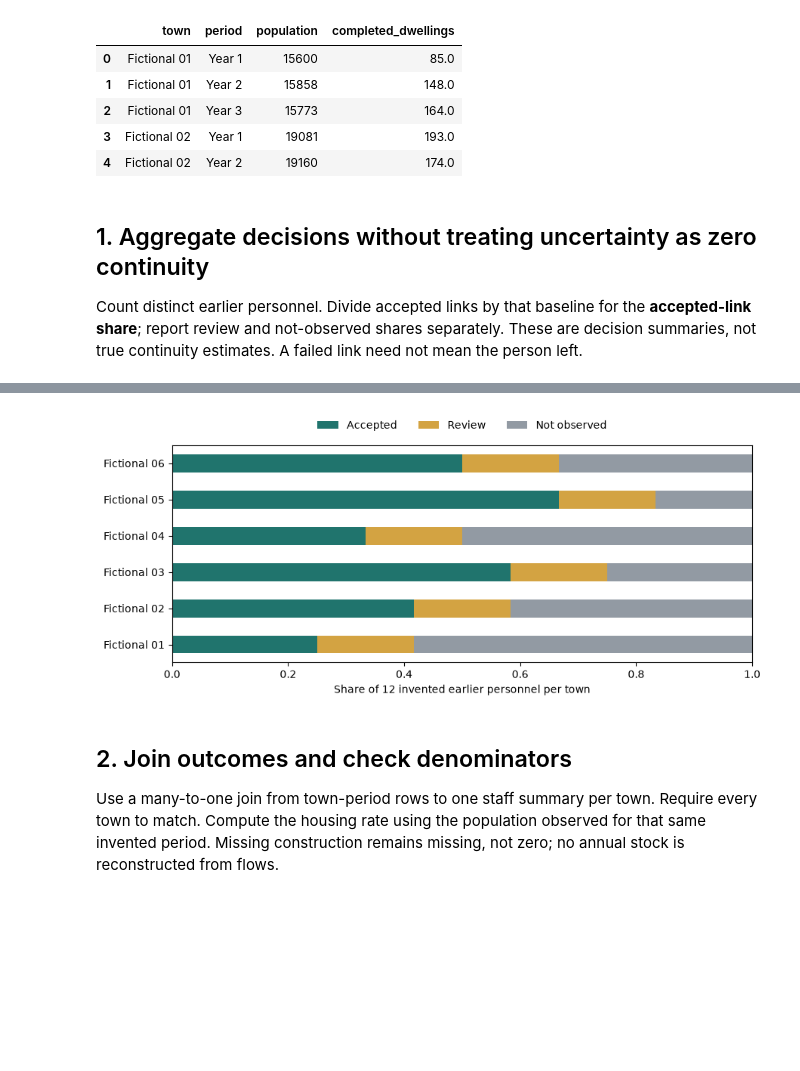
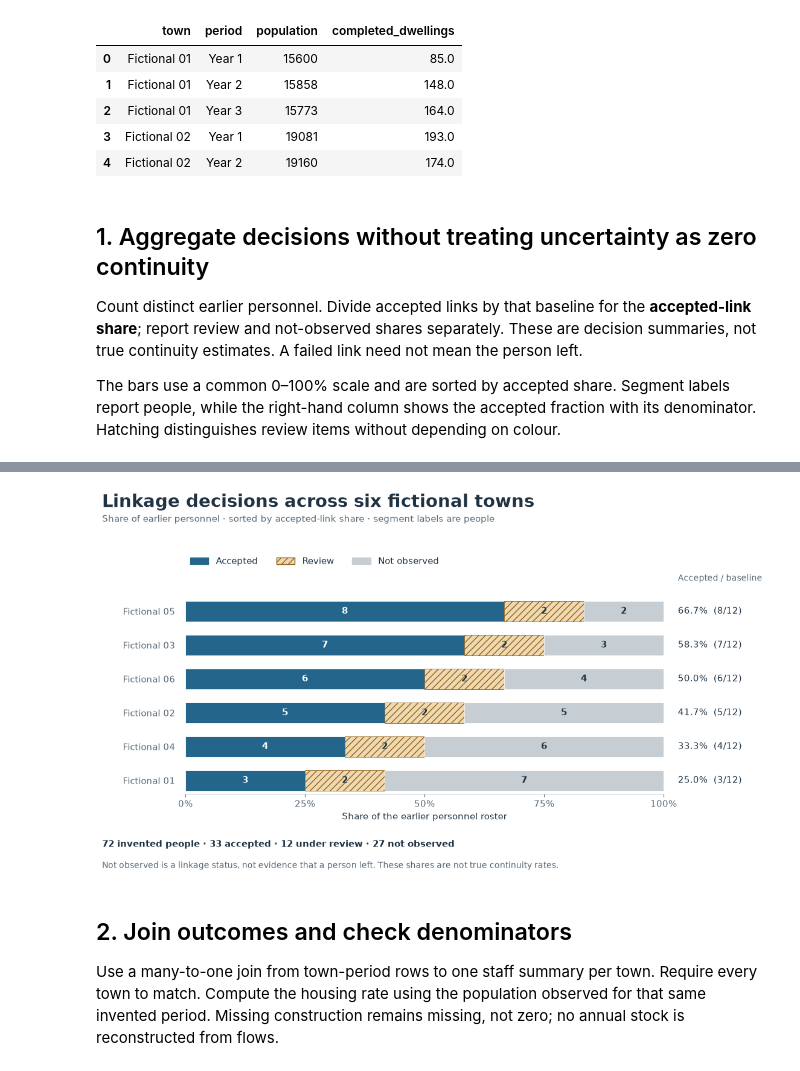
Before and after one commit to ikarurs/synthetic-record-linkage, a Jupyter notebook: outcomes.ipynb, the cells around one changed output, grey strips where cells are left out. Drawn from its saved outputs; the diff is of its cells as text; code cells hidden in the pictures; blank space fills up the shorter version.

Commit message:
Show fictional outcomes with comparable panels and linkage scenarios

```diff
--- a/outcomes.ipynb
+++ b/outcomes.ipynb
@@ -35,18 +37,18 @@ display(housing.head())
 ## 1. Aggregate decisions without treating uncertainty as zero continuity
 
 Count distinct earlier personnel. Divide accepted links by that baseline for the **accepted-link share**; report review and not-observed shares separately. These are decision summaries, not true continuity estimates. A failed link need not mean the person left.
+
+The bars use a common 0–100% scale and are sorted by accepted share. Segment labels report people, while the right-hand column shows the accepted fraction with its denominator. Hatching distinguishes review items without depending on colour.
 # %%
-summary=pd.crosstab(staff['town'],staff['decision']).reindex(columns=['accepted','review','not_observed'],fill_value=0)
-summary['baseline_people']=summary.sum(axis=1)
-for decision in ['accepted','review','not_observed']:
-    summary[decision+'_share']=summary[decision]/summary['baseline_people']
+summary = pd.crosstab(staff['town'], staff['decision']).reindex(
+    columns=['accepted', 'review', 'not_observed'], fill_value=0)
+summary['baseline_people'] = summary.sum(axis=1)
+for decision in ['accepted', 'review', 'not_observed']:
+    summary[decision+'_share'] = summary[decision]/summary['baseline_people']
 assert summary['baseline_people'].eq(12).all()
-assert (summary[['accepted_share','review_share','not_observed_share']].sum(axis=1)-1).abs().lt(1e-12).all()
-display(summary)
-ax=summary[['accepted_share','review_share','not_observed_share']].plot.barh(stacked=True,color=['#20746d','#d3a342','#929aa3'],figsize=(9,4))
-ax.set(xlabel='Share of 12 invented earlier personnel per town',ylabel='',xlim=(0,1))
-ax.legend(['Accepted','Review','Not observed'],loc='lower center',bbox_to_anchor=(.5,1.02),ncol=3,frameon=False)
-plt.tight_layout()
-plt.savefig(ROOT/'outputs/fictional_decisions.png',dpi=150)
-plt.show()
+assert (summary[['accepted_share', 'review_share', 'not_observed_share']].sum(axis=1)-1).abs().lt(1e-12).all()
+fig = decision_shares(summary)
+export(fig, 'fictional_decisions')
+display(fig)
+plt.close(fig)
 # %% [output]
@@ -61,4 +55,4 @@ plt.show()
-[figure, old version]
+[figure, new version]
 # %% [markdown]
 ## 2. Join outcomes and check denominators
 
```
Also changed, not shown: parts of 9 cells of this notebook, 8 other files.
